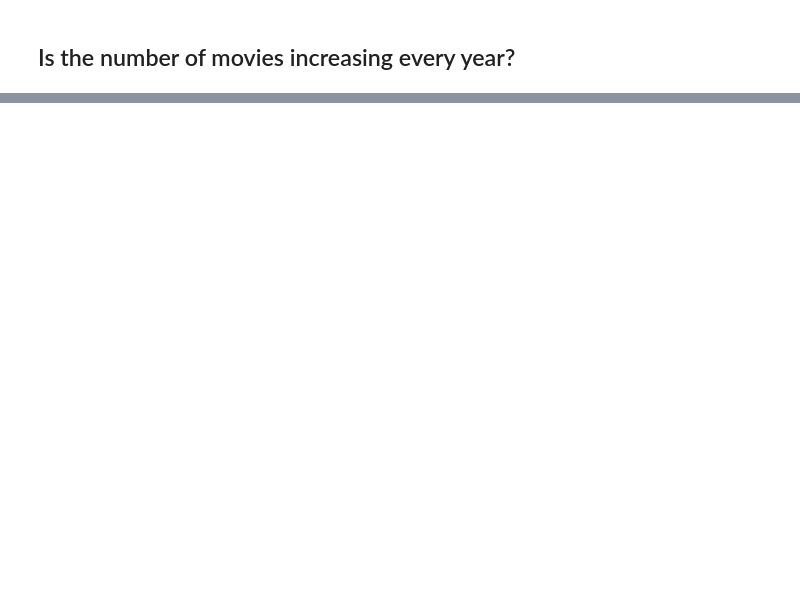
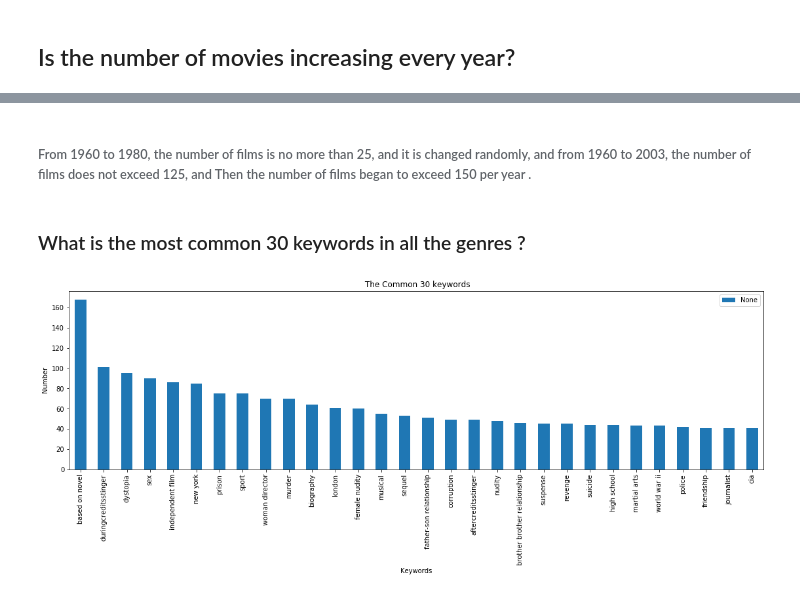
Before and after one commit to ziadhany/TMDb-Movies, a Jupyter notebook: TMDb.ipynb, the cells around one changed output, grey strips where cells are left out. Cells and saved outputs as stored; diff of their text form; code cells hidden in the pictures; blank space fills up the shorter version.

```diff
--- a/TMDb.ipynb
+++ b/TMDb.ipynb
@@ -280,0 +285,9 @@ number_of_movies.plot(kind='bar',figsize=(19,8));
+# %% [markdown]
+###### From 1960 to 1980, the number of films is no more than 25, and it is changed randomly, and from 1960 to 2003, the number of films does not exceed 125, and Then the number of films began to exceed 150 per year .
+# %% [markdown]
+### What is the most common 30 keywords  in all the genres ?
+# %%
+split = df.keywords.str.split('|', expand=True).stack().value_counts()
+plot_bar(split[:30],' The Common 30 keywords','Keywords',' Number ')
+# %% [output]
+[figure, added]
```
Also changed, not shown: parts of 44 cells of this notebook, 1 other file.
